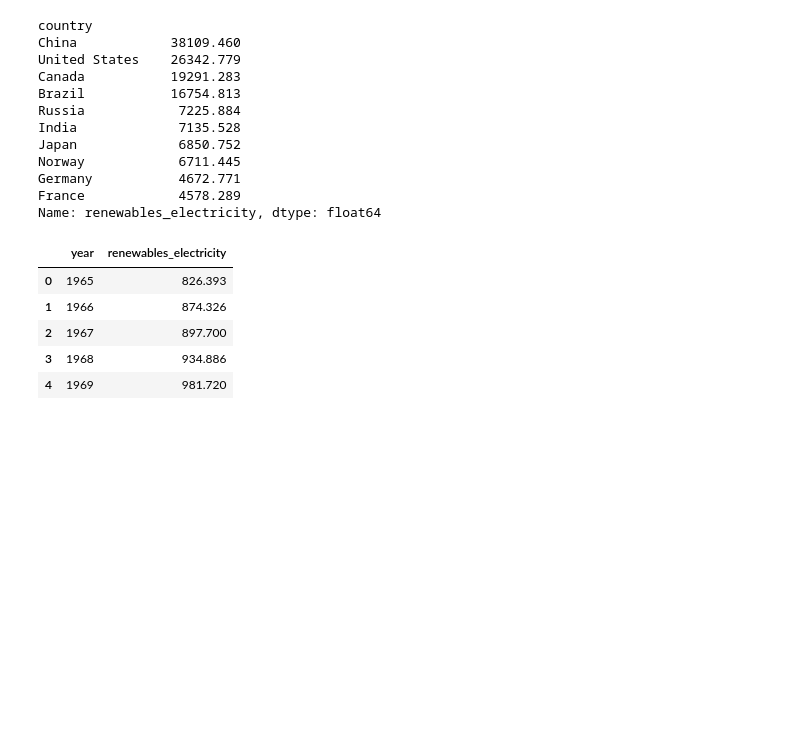
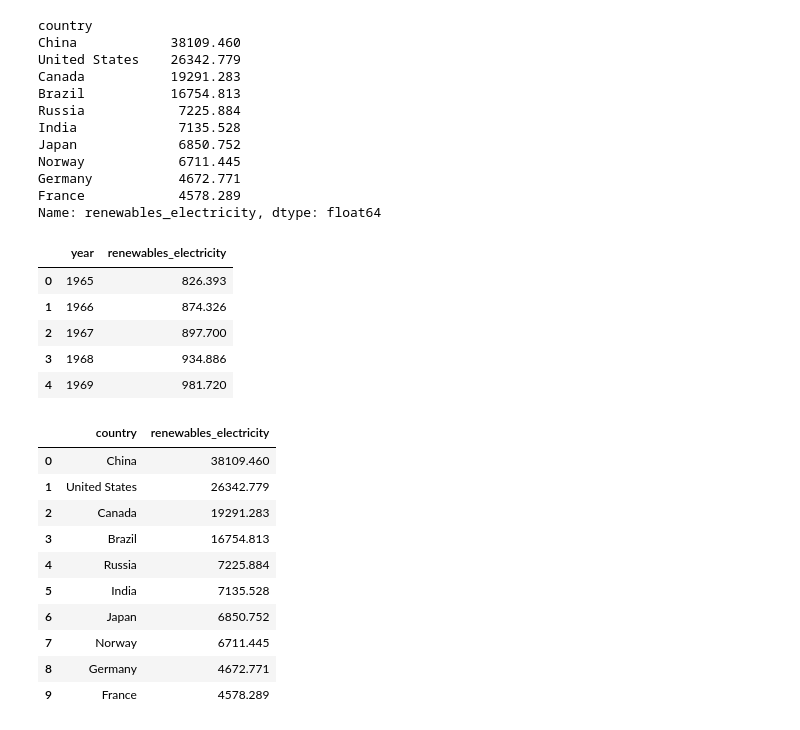
Before and after one commit to OmRajput06/Renewable-Energy-Adoption-Tracker, a Jupyter notebook: notebooks/EDA.ipynb, the cells around one changed output. Cells and saved outputs as stored; diff of their text form; code cells hidden in the pictures; blank space fills up the shorter version.

Commit message:
Add top 10 countries renewable electricity visualization

```diff
--- a/notebooks/EDA.ipynb
+++ b/notebooks/EDA.ipynb
@@ -299,3 +299,26 @@ fig = px.line(
 )
 
 fig.show()
+# %%
+# top 10 countries
+top_10 = (
+    project_df.groupby("country")["renewables_electricity"]
+    .sum()
+    .sort_values(ascending=False)
+    .head(10)
+    .reset_index()
+)
+
+top_10
+# %% [output]
+|  | country | renewables_electricity |
+| 0 | China | 38109.460 |
+| 1 | United States | 26342.779 |
+| 2 | Canada | 19291.283 |
+| 3 | Brazil | 16754.813 |
+| 4 | Russia | 7225.884 |
+| 5 | India | 7135.528 |
+| 6 | Japan | 6850.752 |
+| 7 | Norway | 6711.445 |
+| 8 | Germany | 4672.771 |
+| 9 | France | 4578.289 |
```
Also changed, not shown: parts of 1 cell of this notebook.
